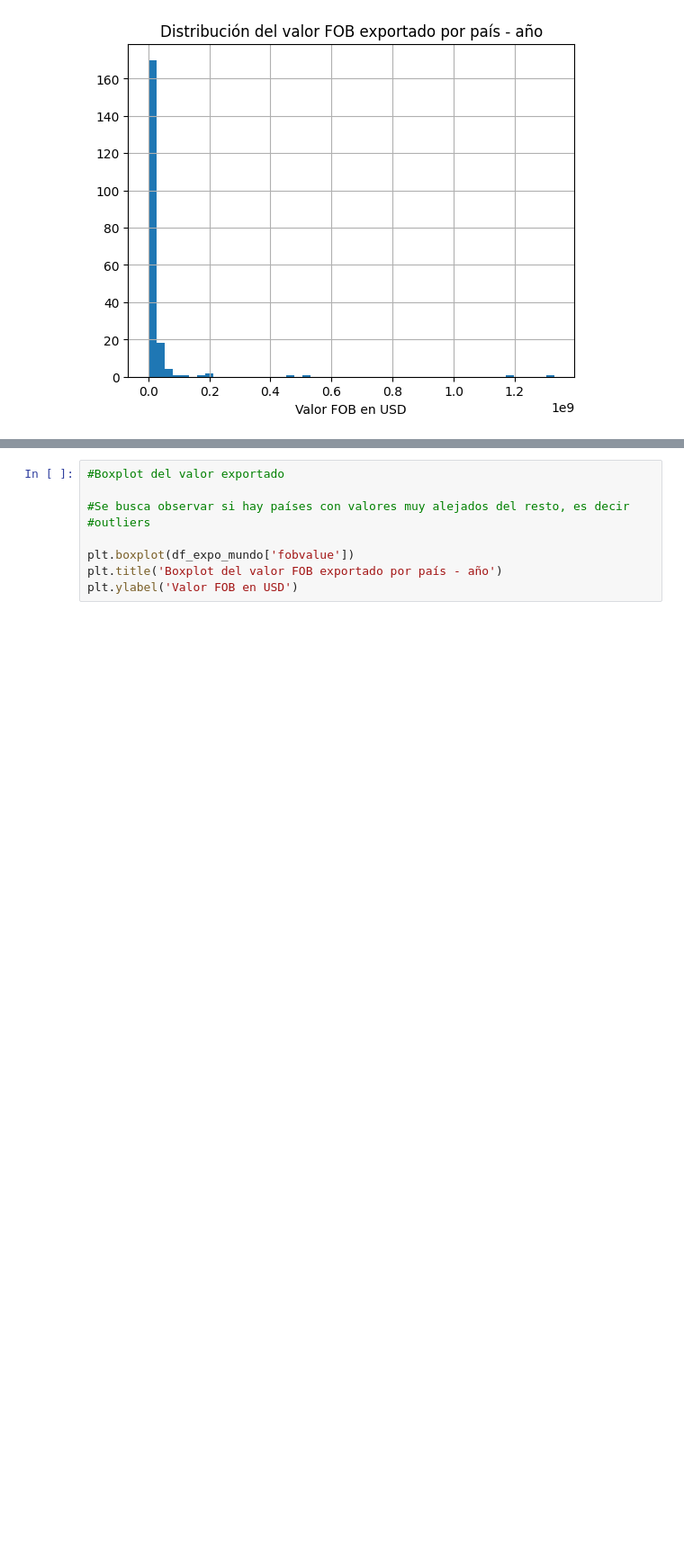
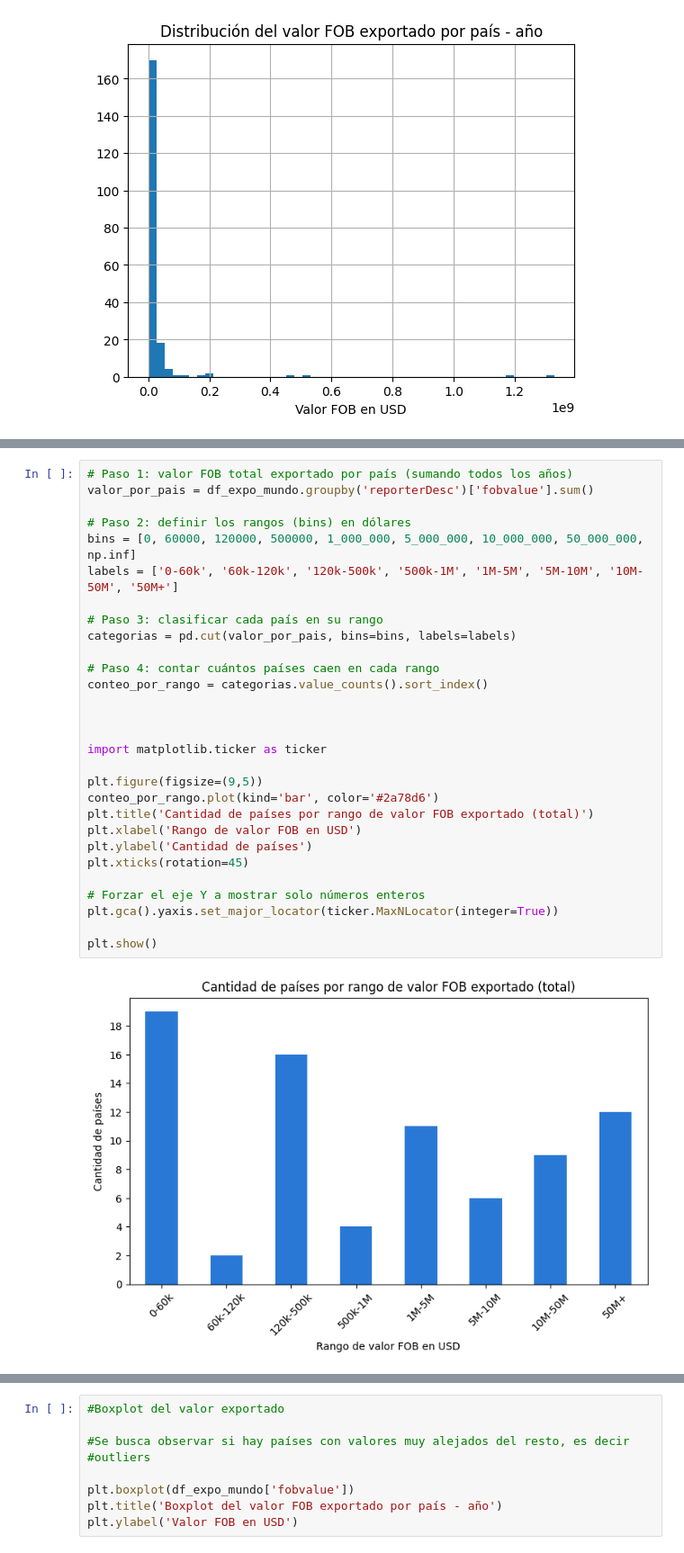
Before and after one commit to Renata-Bilotti/Hackatho-Grupo-4, a Jupyter notebook: Hacathon_Grupo_4_Mercado_de_Alfalfa.ipynb, the cells around one changed output, grey strips where cells are left out. Shown at 90% size. Drawn from its saved outputs; the diff is of its cells as text; blank space fills up the shorter version.

```diff
--- a/Hacathon_Grupo_4_Mercado_de_Alfalfa.ipynb
+++ b/Hacathon_Grupo_4_Mercado_de_Alfalfa.ipynb
@@ -481,0 +517,31 @@ plt.show()
+# %%
+# Paso 1: valor FOB total exportado por país (sumando todos los años)
+valor_por_pais = df_expo_mundo.groupby('reporterDesc')['fobvalue'].sum()
+
+# Paso 2: definir los rangos (bins) en dólares
+bins = [0, 60000, 120000, 500000, 1_000_000, 5_000_000, 10_000_000, 50_000_000, np.inf]
+labels = ['0-60k', '60k-120k', '120k-500k', '500k-1M', '1M-5M', '5M-10M', '10M-50M', '50M+']
+
+# Paso 3: clasificar cada país en su rango
+categorias = pd.cut(valor_por_pais, bins=bins, labels=labels)
+
+# Paso 4: contar cuántos países caen en cada rango
+conteo_por_rango = categorias.value_counts().sort_index()
+
+
+
+import matplotlib.ticker as ticker
+
+plt.figure(figsize=(9,5))
+conteo_por_rango.plot(kind='bar', color='#2a78d6')
+plt.title('Cantidad de países por rango de valor FOB exportado (total)')
+plt.xlabel('Rango de valor FOB en USD')
+plt.ylabel('Cantidad de países')
+plt.xticks(rotation=45)
+
+# Forzar el eje Y a mostrar solo números enteros
+plt.gca().yaxis.set_major_locator(ticker.MaxNLocator(integer=True))
+
+plt.show()
+# %% [output]
+[figure, added]
```
Also changed, not shown: parts of 10 cells of this notebook.
